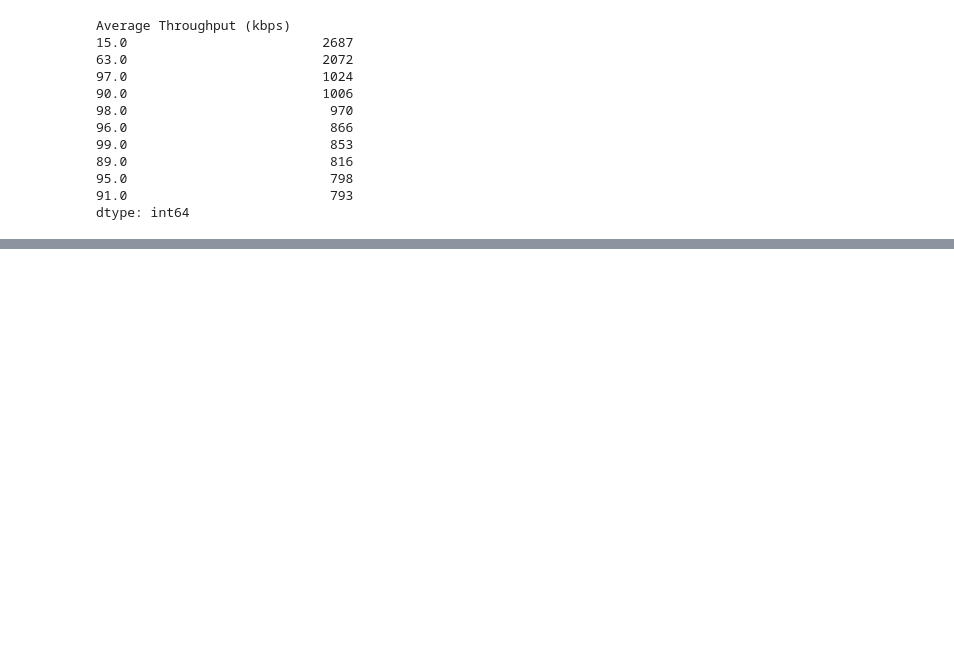
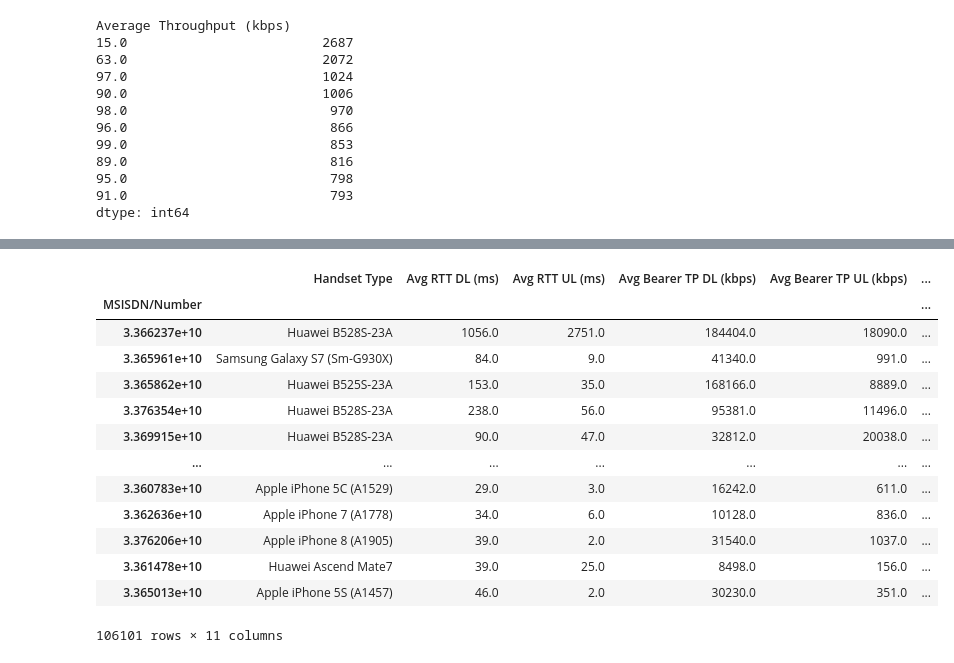
Before and after one commit to DiyeMark/User-Analytics-Telecommunication-Industry, a Jupyter notebook: notebooks/user-experience-analytics.ipynb, the cells around one changed output, grey strips where cells are left out. Drawn from its saved outputs; the diff is of its cells as text; code cells hidden in the pictures; blank space fills up the shorter version.

```diff
--- a/notebooks/user-experience-analytics.ipynb
+++ b/notebooks/user-experience-analytics.ipynb
@@ -190,0 +266,17 @@ dtype: int64
+# %%
+user_experience_db.loc[user_experience_db["Cluster"] == 0].sort_values(by=["Average TCP retransmission (Bytes)","Average RTT (ms)"], ascending=False)
+# %% [output]
+|  | Handset Type | Avg RTT DL (ms) | Avg RTT UL (ms) | Avg Bearer TP DL (kbps) | Avg Bearer TP UL (kbps) | ... |
+| MSISDN/Number |  |  |  |  |  | ... |
+| 3.366237e+10 | Huawei B528S-23A | 1056.0 | 2751.0 | 184404.0 | 18090.0 | ... |
+| 3.365961e+10 | Samsung Galaxy S7 (Sm-G930X) | 84.0 | 9.0 | 41340.0 | 991.0 | ... |
+| 3.365862e+10 | Huawei B525S-23A | 153.0 | 35.0 | 168166.0 | 8889.0 | ... |
+| 3.376354e+10 | Huawei B528S-23A | 238.0 | 56.0 | 95381.0 | 11496.0 | ... |
+| 3.369915e+10 | Huawei B528S-23A | 90.0 | 47.0 | 32812.0 | 20038.0 | ... |
+| ... | ... | ... | ... | ... | ... | ... |
+| 3.360783e+10 | Apple iPhone 5C (A1529) | 29.0 | 3.0 | 16242.0 | 611.0 | ... |
+| 3.362636e+10 | Apple iPhone 7 (A1778) | 34.0 | 6.0 | 10128.0 | 836.0 | ... |
+| 3.376206e+10 | Apple iPhone 8 (A1905) | 39.0 | 2.0 | 31540.0 | 1037.0 | ... |
+| 3.361478e+10 | Huawei Ascend Mate7 | 39.0 | 25.0 | 8498.0 | 156.0 | ... |
+| 3.365013e+10 | Apple iPhone 5S (A1457) | 46.0 | 2.0 | 30230.0 | 351.0 | ... |
+106101 rows × 11 columns
```
Also changed, not shown: parts of 9 cells of this notebook, 5 other files.
